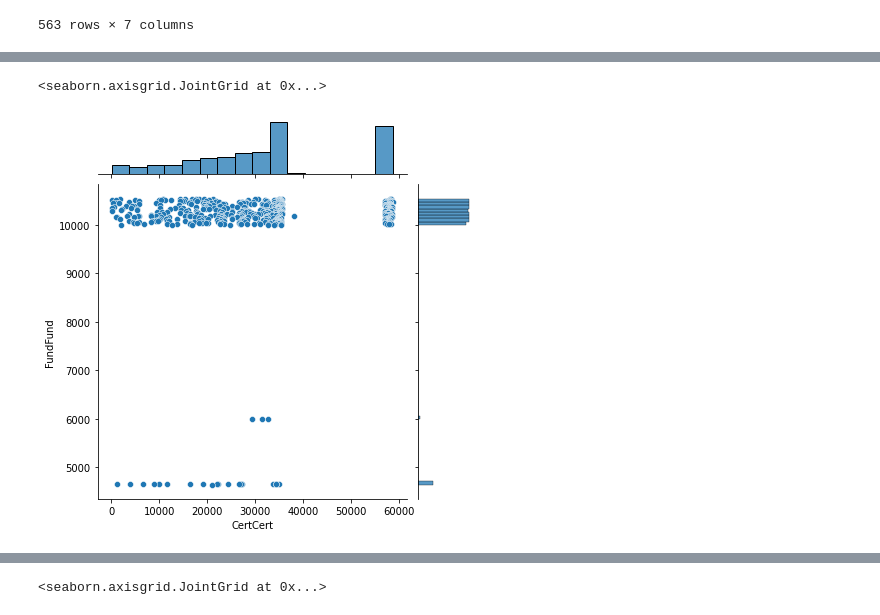
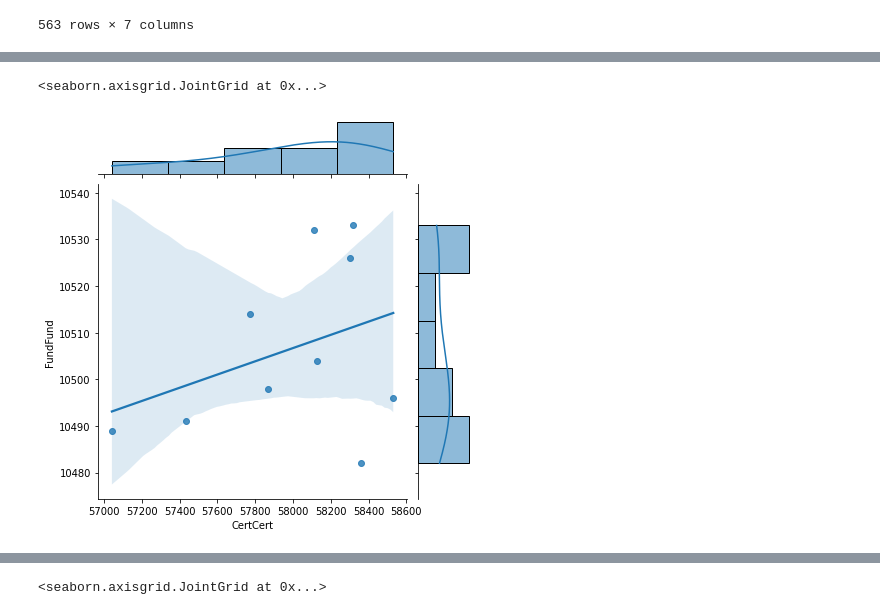
Before and after one commit to lionel5116/UpWorkStudiesPython, a Jupyter notebook: UsingPandasWebScraping.ipynb, the cells around one changed output, grey strips where cells are left out. Cells and saved outputs as stored; diff of their text form; code cells hidden in the pictures.

Commit message:
more plotting with Web Scraping

```diff
--- a/UsingPandasWebScraping.ipynb
+++ b/UsingPandasWebScraping.ipynb
@@ -87,3 +88,6 @@ FailedBankData[0].sort_values('Bank NameBank')
 | 280 | Woodlands Bank | Bluffton | SC | 32571 | Bank of the Ozarks | July 16, 2010 | 10262 |
 | 433 | ebank | Atlanta | GA | 34682 | Stearns Bank, N.A. | August 21, 2009 | 10107 |
 563 rows × 7 columns
+# %%
+#top 10 banks with certs above 50,000
+top10Certs = FailedBankData[0][FailedBankData[0]['CertCert'] > 50000].head(10)
@@ -90,5 +113,5 @@ FailedBankData[0].sort_values('Bank NameBank')
 # %%
-sns.jointplot(x='CertCert',y='FundFund',data=FailedBankData[0])
+sns.jointplot(x='CertCert',y='FundFund',data=top10Certs,kind="reg")
 # %% [output]
 <seaborn.axisgrid.JointGrid at 0x...>
-[figure, old version]
+[figure, new version]
```
Also changed, not shown: parts of 5 cells of this notebook.
